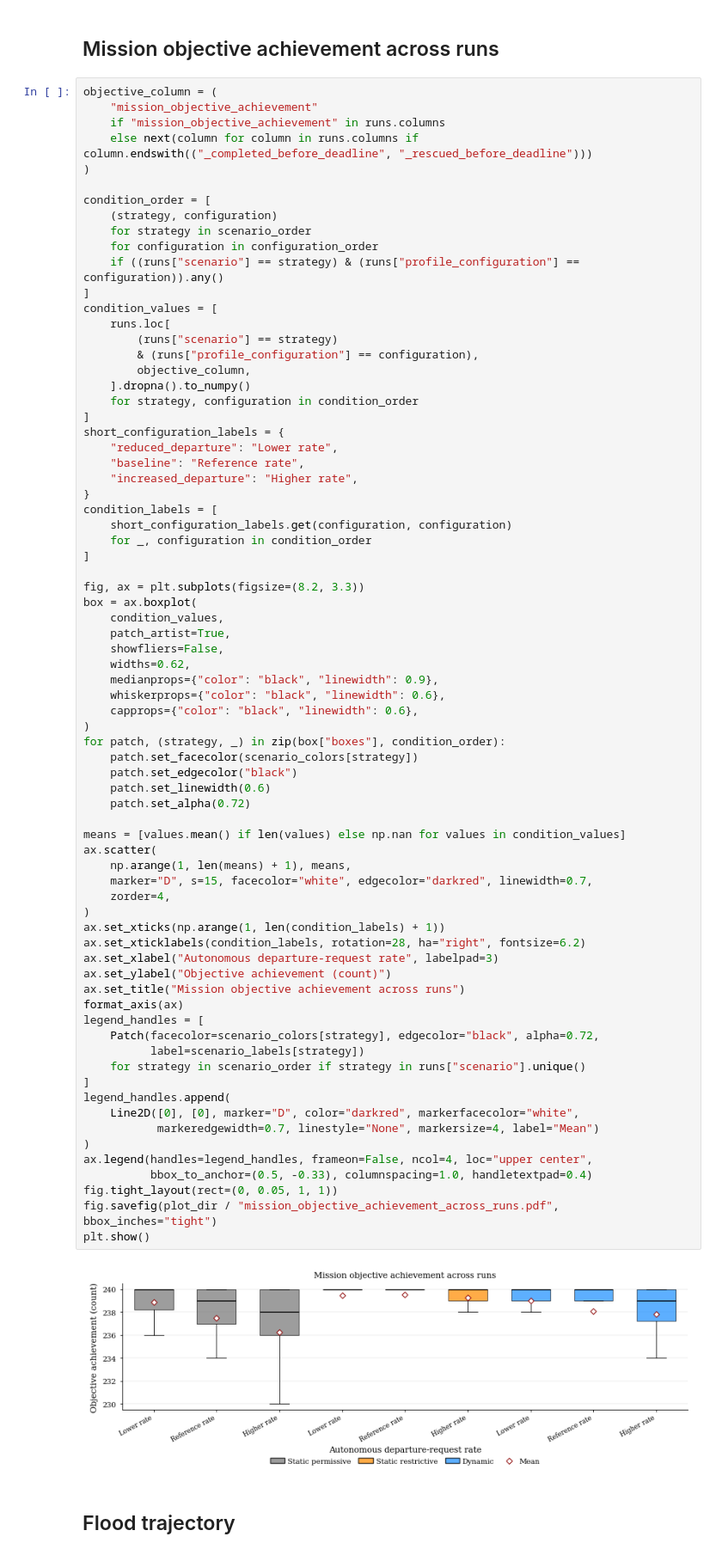
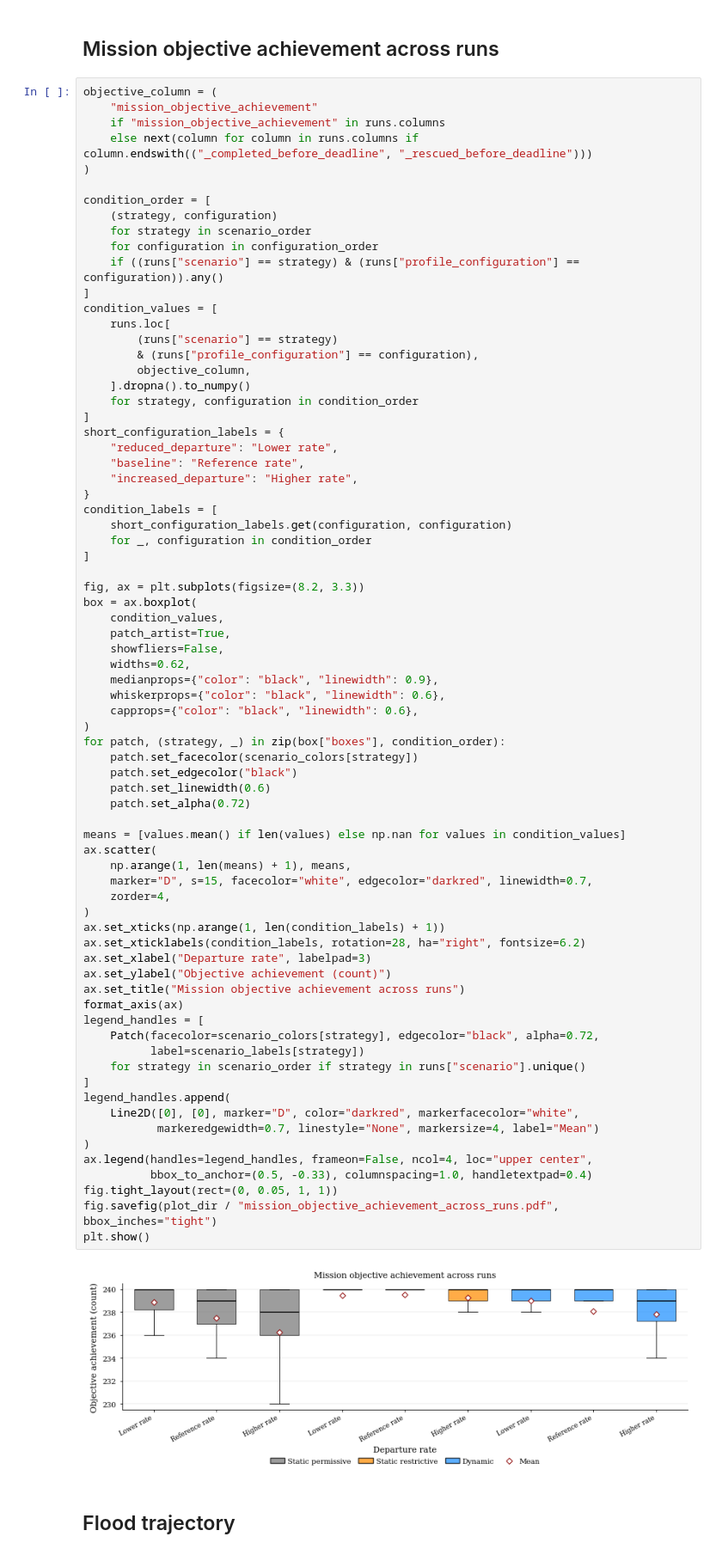
Before and after one commit to lucianoMarchezan/SEAMS-27-ModelDRiven-DT-Resilience, a Jupyter notebook: prototype/flood_sos/analysis.ipynb, the cells around one changed output. Shown at 86% size. Saved outputs shown, nothing was run; the diff lists cells and outputs as text.

```diff
--- a/prototype/flood_sos/analysis.ipynb
+++ b/prototype/flood_sos/analysis.ipynb
@@ -147,35 +147,35 @@ for patch, (strategy, _) in zip(box["boxes"], condition_order):
     patch.set_edgecolor("black")
     patch.set_linewidth(0.6)
     patch.set_alpha(0.72)
 
 means = [values.mean() if len(values) else np.nan for values in condition_values]
 ax.scatter(
     np.arange(1, len(means) + 1), means,
     marker="D", s=15, facecolor="white", edgecolor="darkred", linewidth=0.7,
     zorder=4,
 )
 ax.set_xticks(np.arange(1, len(condition_labels) + 1))
 ax.set_xticklabels(condition_labels, rotation=28, ha="right", fontsize=6.2)
-ax.set_xlabel("Autonomous departure-request rate", labelpad=3)
+ax.set_xlabel("Departure rate", labelpad=3)
 ax.set_ylabel("Objective achievement (count)")
 ax.set_title("Mission objective achievement across runs")
 format_axis(ax)
 legend_handles = [
     Patch(facecolor=scenario_colors[strategy], edgecolor="black", alpha=0.72,
           label=scenario_labels[strategy])
     for strategy in scenario_order if strategy in runs["scenario"].unique()
 ]
 legend_handles.append(
     Line2D([0], [0], marker="D", color="darkred", markerfacecolor="white",
            markeredgewidth=0.7, linestyle="None", markersize=4, label="Mean")
 )
 ax.legend(handles=legend_handles, frameon=False, ncol=4, loc="upper center",
           bbox_to_anchor=(0.5, -0.33), columnspacing=1.0, handletextpad=0.4)
 fig.tight_layout(rect=(0, 0.05, 1, 1))
 fig.savefig(plot_dir / "mission_objective_achievement_across_runs.pdf", bbox_inches="tight")
 plt.show()
 # %% [output]
-[figure, old version]
+[figure, new version]
 # %% [markdown]
 ## Flood trajectory
 # %%
```
Also changed, not shown: parts of 6 cells of this notebook, 12 other files.
